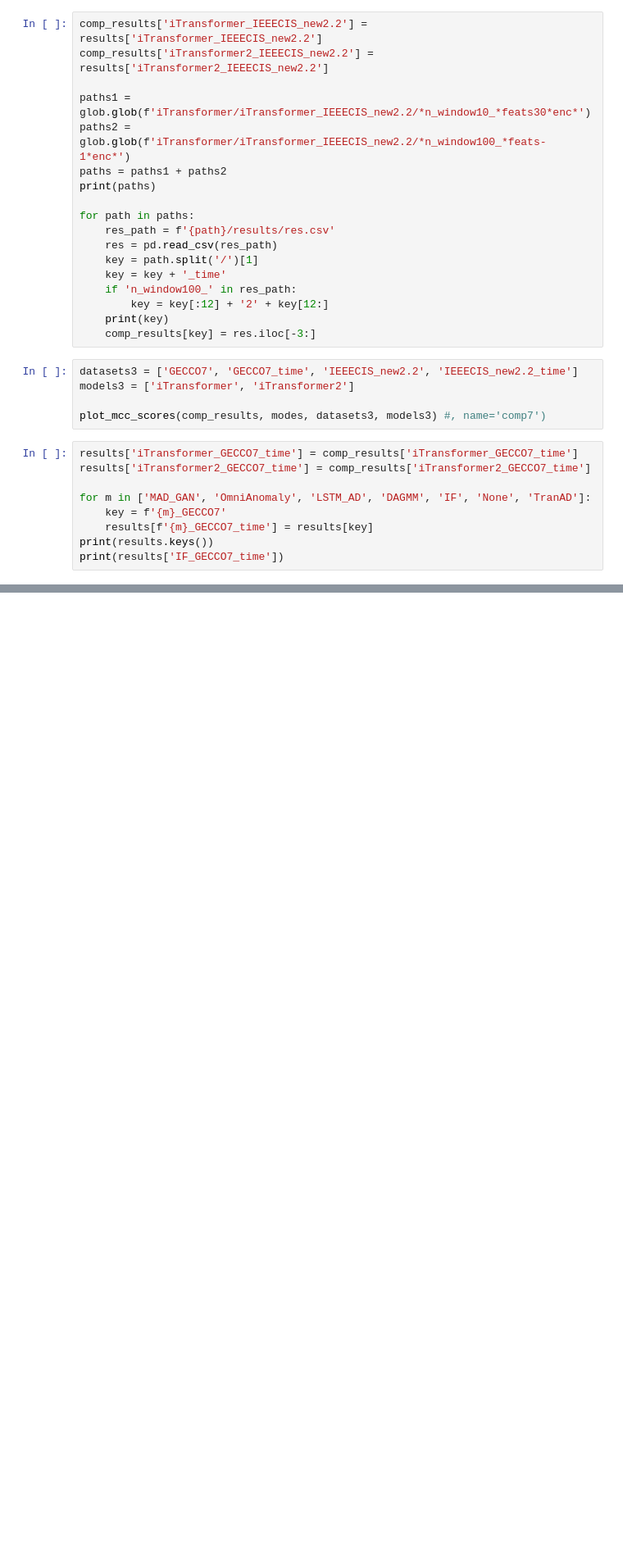
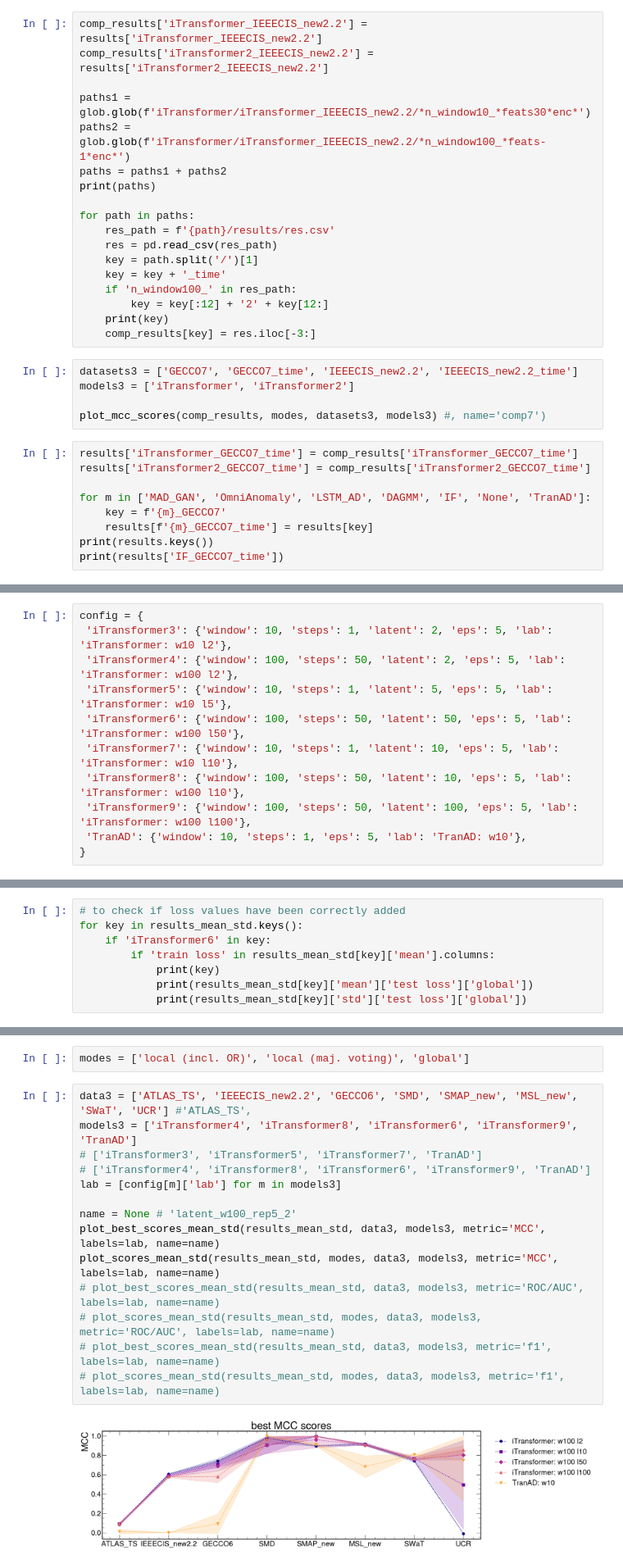
Before and after one commit to PedroKochinski/TSAD_from_laurab222, a Jupyter notebook: visualise.ipynb, the cells around one changed output, grey strips where cells are left out. Shown at 82% size. Cells and saved outputs as stored; diff of their text form; blank space fills up the shorter version.

Commit message:
iTransformer dmodel studies

```diff
--- a/visualise.ipynb
+++ b/visualise.ipynb
@@ -1504,0 +1436,11 @@ print(results['IF_GECCO7_time'])
+# %%
+config = {
+ 'iTransformer3': {'window': 10, 'steps': 1, 'latent': 2, 'eps': 5, 'lab': 'iTransformer: w10 l2'},
+ 'iTransformer4': {'window': 100, 'steps': 50, 'latent': 2, 'eps': 5, 'lab': 'iTransformer: w100 l2'},
+ 'iTransformer5': {'window': 10, 'steps': 1, 'latent': 5, 'eps': 5, 'lab': 'iTransformer: w10 l5'},
+ 'iTransformer6': {'window': 100, 'steps': 50, 'latent': 50, 'eps': 5, 'lab': 'iTransformer: w100 l50'},
+ 'iTransformer7': {'window': 10, 'steps': 1, 'latent': 10, 'eps': 5, 'lab': 'iTransformer: w10 l10'},
+ 'iTransformer8': {'window': 100, 'steps': 50, 'latent': 10, 'eps': 5, 'lab': 'iTransformer: w100 l10'},
+ 'iTransformer9': {'window': 100, 'steps': 50, 'latent': 100, 'eps': 5, 'lab': 'iTransformer: w100 l100'},
+ 'TranAD': {'window': 10, 'steps': 1, 'eps': 5, 'lab': 'TranAD: w10'},
+}
@@ -1504,0 +1524,8 @@ print(results['IF_GECCO7_time'])
+# %%
+# to check if loss values have been correctly added
+for key in results_mean_std.keys():
+    if 'iTransformer6' in key:
+        if 'train loss' in results_mean_std[key]['mean'].columns:
+            print(key)
+            print(results_mean_std[key]['mean']['test loss']['global'])
+            print(results_mean_std[key]['std']['test loss']['global'])
@@ -1504,0 +1682,18 @@ print(results['IF_GECCO7_time'])
+# %%
+modes = ['local (incl. OR)', 'local (maj. voting)', 'global']
+# %%
+data3 = ['ATLAS_TS', 'IEEECIS_new2.2', 'GECCO6', 'SMD', 'SMAP_new', 'MSL_new', 'SWaT', 'UCR'] #'ATLAS_TS',
+models3 = ['iTransformer4', 'iTransformer8', 'iTransformer6', 'iTransformer9', 'TranAD']
+# ['iTransformer3', 'iTransformer5', 'iTransformer7', 'TranAD']
+# ['iTransformer4', 'iTransformer8', 'iTransformer6', 'iTransformer9', 'TranAD']
+lab = [config[m]['lab'] for m in models3]
+
+name = None # 'latent_w100_rep5_2'
+plot_best_scores_mean_std(results_mean_std, data3, models3, metric='MCC', labels=lab, name=name)
+plot_scores_mean_std(results_mean_std, modes, data3, models3, metric='MCC', labels=lab, name=name)
+# plot_best_scores_mean_std(results_mean_std, data3, models3, metric='ROC/AUC', labels=lab, name=name)
+# plot_scores_mean_std(results_mean_std, modes, data3, models3, metric='ROC/AUC', labels=lab, name=name)
+# plot_best_scores_mean_std(results_mean_std, data3, models3, metric='f1', labels=lab, name=name)
+# plot_scores_mean_std(results_mean_std, modes, data3, models3, metric='f1', labels=lab, name=name)
+# %% [output]
+[figure, added]
```
Also changed, not shown: parts of 21 cells of this notebook, 4 other files.
